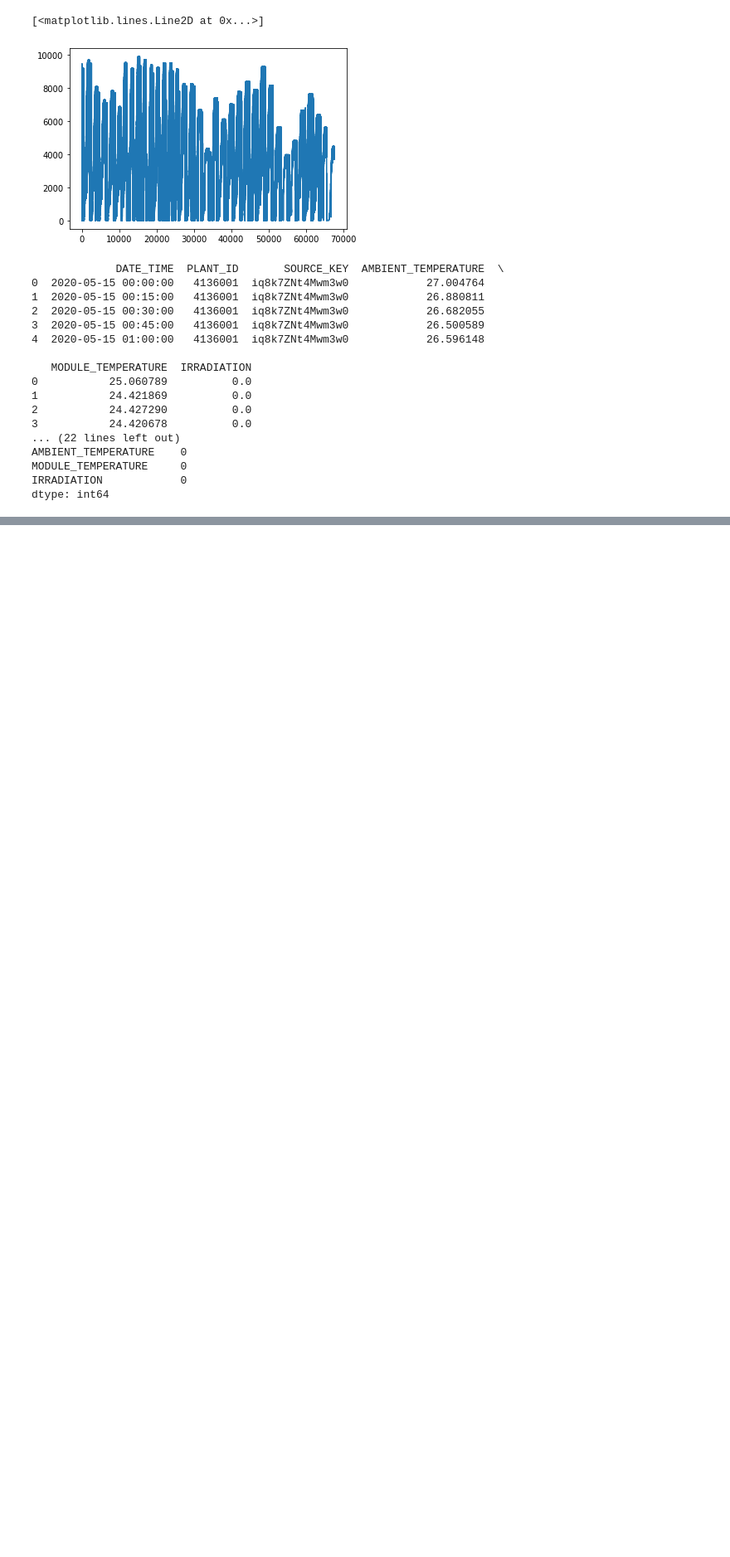
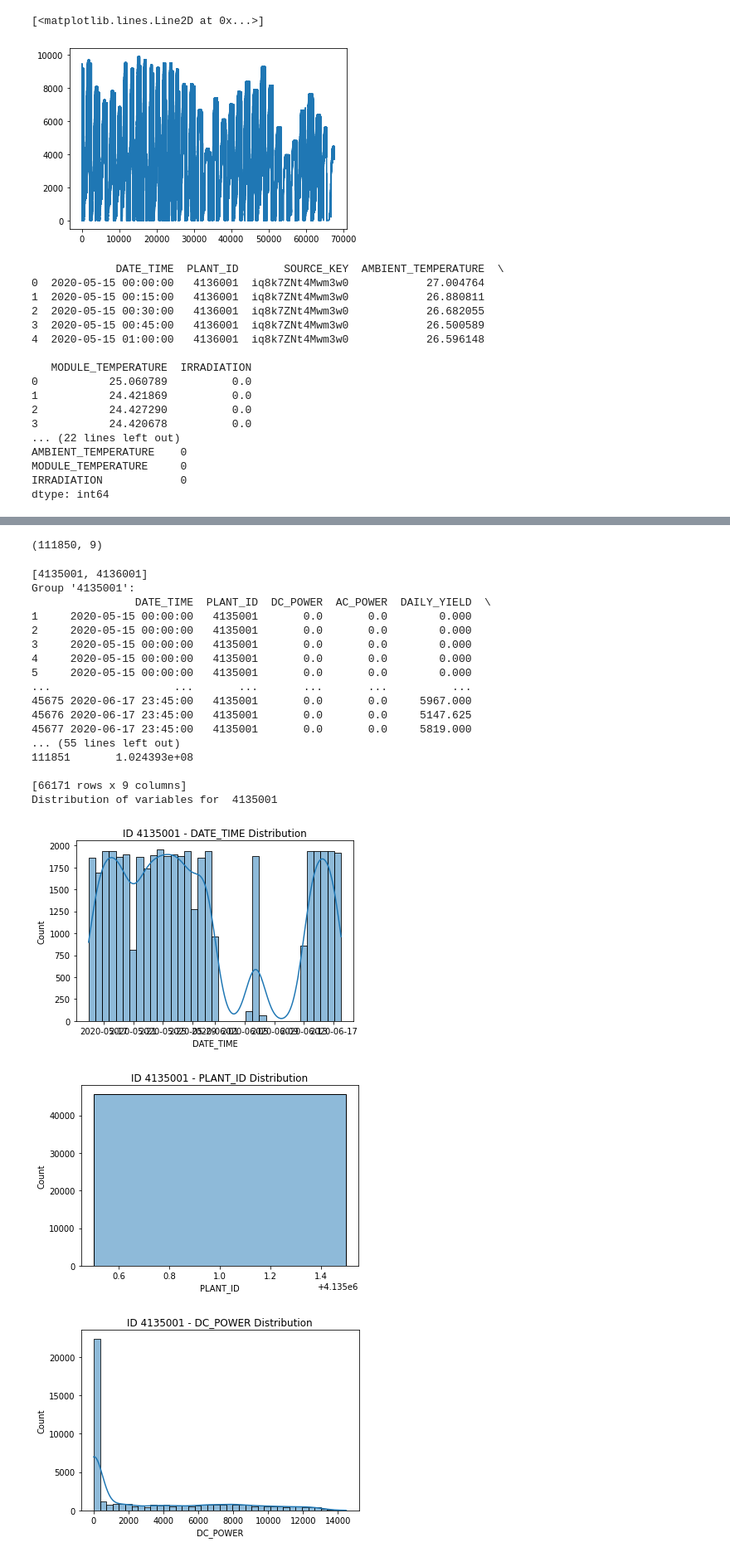
Before and after one commit to nimnathw/solar-power-generation, a Jupyter notebook: solar_power_generation.ipynb, the cells around one changed output, grey strips where cells are left out. Shown: that part at 83% size. Saved outputs shown, nothing was run; the diff lists cells and outputs as text; code cells hidden in the pictures; blank space fills up the shorter version.

```diff
--- a/solar_power_generation.ipynb
+++ b/solar_power_generation.ipynb
@@ -73,6 +78,7 @@ print(gen_2.head(5))
 print(gen_2.columns)
 print(gen_2.info())
 print("Missing values: \n", gen_2.isnull().sum(axis=0))
+gen_2['DATE_TIME'] = pd.to_datetime(gen_2['DATE_TIME'])
 plt.plot(gen_2.DAILY_YIELD)
 # %% [output]
              DATE_TIME  PLANT_ID       SOURCE_KEY  DC_POWER  AC_POWER  \
@@ -120,0 +197,6 @@ dtype: int64
+# %%
+# Drop unnecessary columns
+plant_2 = plant_2.drop(["SOURCE_KEY_x", "PLANT_ID_y", "SOURCE_KEY_y"], axis=1)
+plant_2 = plant_2.rename(columns={"PLANT_ID_x": "PLANT_ID"})
+print(plant_2.shape)
+print(plant_2.columns)
@@ -120,0 +209,8 @@ dtype: int64
+# %%
+# Merge plant and weather data
+combined = pd.merge(plant_1, plant_2, how="outer")
+#print(combined.head())
+#print(combined.info())
+print(combined.isnull().sum(axis=0))
+print(combined.shape)
+print(combined.head())
@@ -120,0 +235,49 @@ dtype: int64
+# %%
+# Remove rows with missing values
+combined = combined.dropna()
+print(combined.shape)
+# %% [output]
+(111850, 9)
+# %%
+# Visualize data for each plant
+groups = combined.groupby("PLANT_ID")
+
+# get group names
+group_names = list(groups.groups.keys())
+print(group_names)
+
+# iterate over groups and get dataframe for each group
+for group_name, group_df in groups:
+    print(f"Group '{group_name}':")
+    print(group_df)
+
+# iterate over each group and plot variable distributions
+for group_name, group_df in groups:
+    print("Distribution of variables for ", group_name)
+    # iterate over columns and plot distributions
+    for col in group_df.columns:
+        if col != 'ID':
+            sns.histplot(data=group_df, x=col, kde=True)
+            plt.title(f'ID {group_name} - {col} Distribution')
+            plt.show()
+# %% [output]
+[4135001, 4136001]
+Group '4135001':
+                DATE_TIME  PLANT_ID  DC_POWER  AC_POWER  DAILY_YIELD  \
+1     2020-05-15 00:00:00   4135001       0.0       0.0        0.000
+2     2020-05-15 00:00:00   4135001       0.0       0.0        0.000
+3     2020-05-15 00:00:00   4135001       0.0       0.0        0.000
+4     2020-05-15 00:00:00   4135001       0.0       0.0        0.000
+5     2020-05-15 00:00:00   4135001       0.0       0.0        0.000
+...                   ...       ...       ...       ...          ...
+45675 2020-06-17 23:45:00   4135001       0.0       0.0     5967.000
+45676 2020-06-17 23:45:00   4135001       0.0       0.0     5147.625
+45677 2020-06-17 23:45:00   4135001       0.0       0.0     5819.000
+... (55 lines left out)
+111851       1.024393e+08
+
+[66171 rows x 9 columns]
+Distribution of variables for  4135001
+[figure, added]
+[figure, added]
+[figure, added]
```
Also changed, not shown: parts of 22 cells of this notebook.
